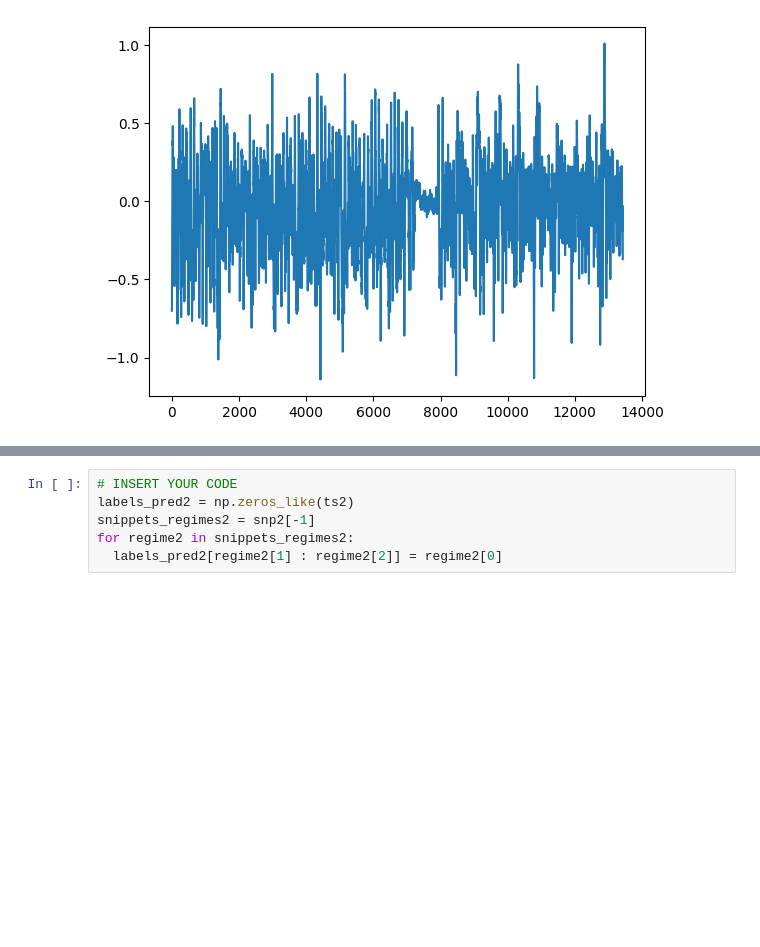
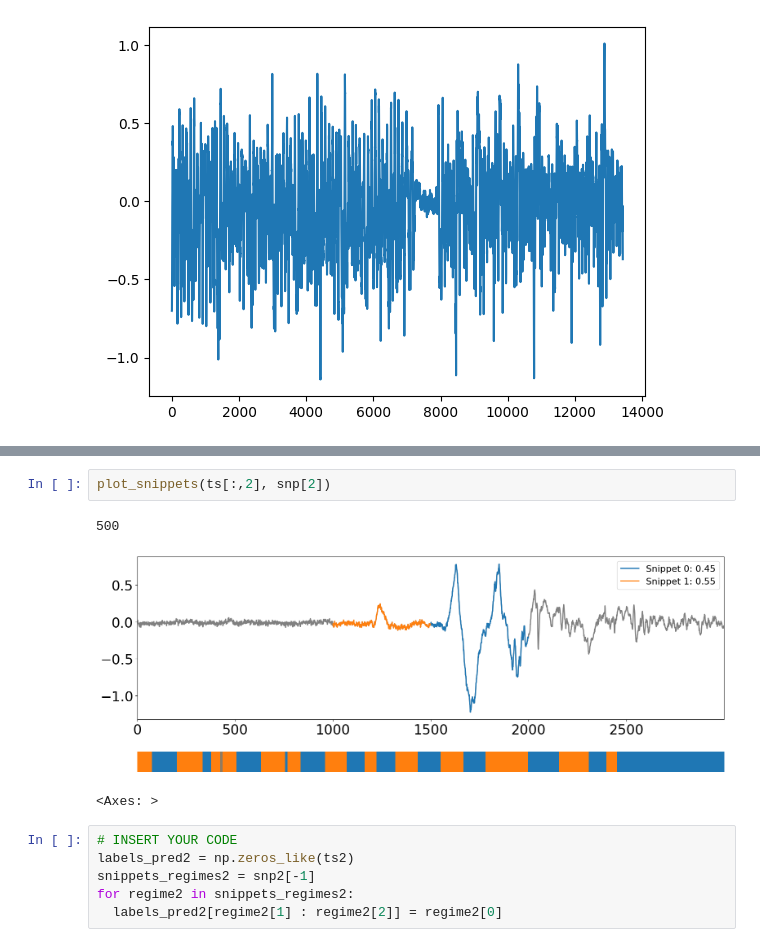
Before and after one commit to sirmi1/2023-Sysoeva-TimeSeriesCourse, a Jupyter notebook: practice/05 Snippets/05 Snippets.ipynb, the cells around one changed output, grey strips where cells are left out. Cells and saved outputs as stored; diff of their text form; blank space fills up the shorter version.

```diff
--- a/practice/05 Snippets/05 Snippets.ipynb
+++ b/practice/05 Snippets/05 Snippets.ipynb
@@ -215,3 +284,9 @@ plot_snippets(ts3, snp3)
+# %%
+plot_snippets(ts[:,2], snp[2])
+# %% [output]
+500
+[figure, added]
+<Axes: >
 # %%
 # INSERT YOUR CODE
 labels_pred2 = np.zeros_like(ts2)
```
Also changed, not shown: parts of 20 cells of this notebook, 5 other files.
